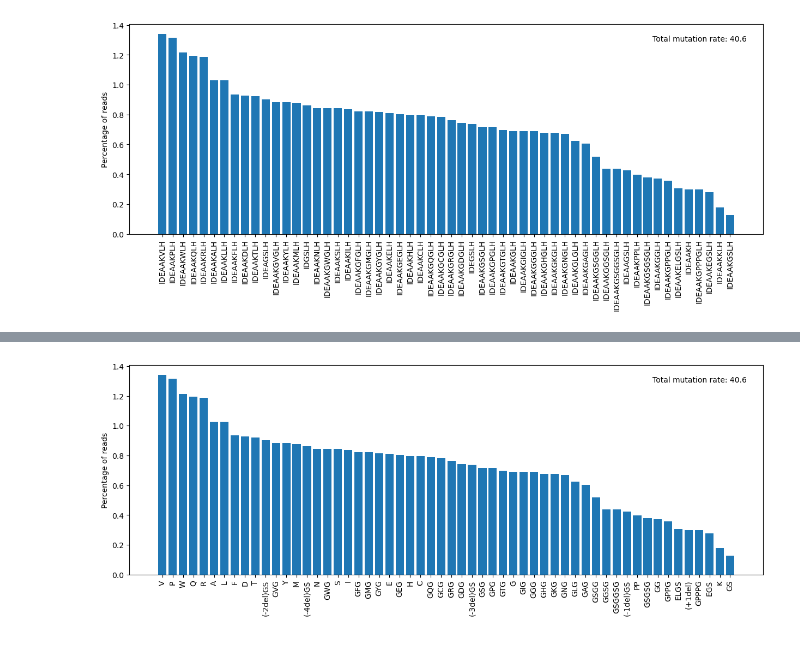
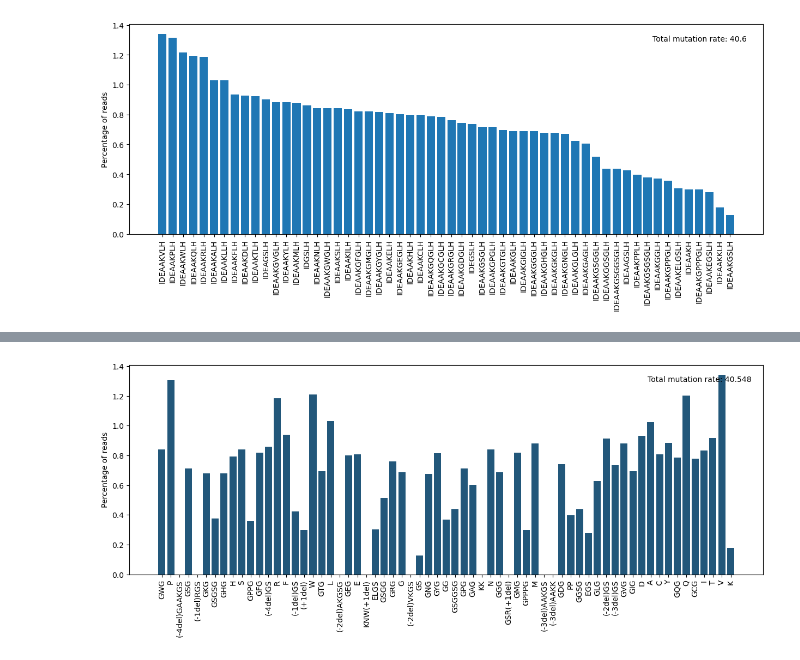
Before and after one commit to AliceHovsepyan/pogo_pance_draft, a Jupyter notebook: Combined_RL8_RL1.ipynb, the cells around one changed output, grey strips where cells are left out. Saved outputs shown, nothing was run; the diff lists cells and outputs as text; code cells hidden in the pictures.

Commit message:
refinement with colors and linker screens

```diff
--- a/Combined_RL8_RL1.ipynb
+++ b/Combined_RL8_RL1.ipynb
@@ -460 +494,8 @@ linkernames = list(linkers_perc_filt.keys()).copy()
+# %%
+right_linker_BC1 = right_linker_BC1.to_dict(orient="records")[0]
+right_linker_BC2 = right_linker_BC2.to_dict(orient="records")[0]
+right_linker_BC3 = right_linker_BC3.to_dict(orient="records")[0]
+# %%
+##
+linkernames = list(right_linker_BC1.keys()).copy()
 # %%
@@ -539,0 +565,4 @@ IDEAAKGSLH -> GS
+# %%
+BC1_right_linker = pd.DataFrame(rename_linkers(linkernames = list(right_linker_BC1.keys()), linkerperc_dict=right_linker_BC1), index = ["BC1"])
+BC2_right_linker = pd.DataFrame(rename_linkers(linkernames = list(right_linker_BC2.keys()),linkerperc_dict= right_linker_BC2), index = ["BC2"])
+BC3_right_linker = pd.DataFrame(rename_linkers(linkernames = list(right_linker_BC3.keys()), linkerperc_dict=right_linker_BC3), index = ["BC3"])
@@ -539,0 +587,11 @@ IDEAAKGSLH -> GS
+# %%
+all_right_linkers_vars = list(set(list(BC1_right_linker.columns) + list(BC2_right_linker.columns) + list(BC3_right_linker.columns)))
+all_right_linker_perc = pd.DataFrame(columns = all_right_linkers_vars, index = ["BC1", "BC2", "BC3"], data = 0, dtype=np.float64)
+
+for linker in all_right_linkers_vars:
+    if linker in BC1_right_linker.columns:
+        all_right_linker_perc.loc["BC1", linker] = BC1_right_linker.loc["BC1", linker]
+    if linker in BC2_right_linker.columns:
+        all_right_linker_perc.loc["BC2", linker] = BC2_right_linker.loc["BC2", linker]
+    if linker in BC3_right_linker.columns:
+        all_right_linker_perc.loc["BC3", linker] = BC3_right_linker.loc["BC3", linker]
@@ -540,10 +609,11 @@ IDEAAKGSLH -> GS
 # %%
+Barcode = "BC1"
 fig, ax = plt.subplots(1, 1, figsize=(15, 5))
-plt.bar(linkers_perc_filt_corr_names.keys(), linkers_perc_filt_corr_names.values())
+plt.bar(all_right_linker_perc.columns, all_right_linker_perc.loc[Barcode,:], color = "#22577A")
 plt.xticks(rotation=90)
 plt.ylabel("Percentage of reads")
-plt.text(0.9, 0.93, f"Total mutation rate: {round(sum(linkers_perc_filt_corr_names.values()),3)}", horizontalalignment='center', verticalalignment='center', transform=ax.transAxes)
+plt.text(0.9, 0.93, f"Total mutation rate: {round(sum(all_right_linker_perc.loc[Barcode,:].values),3)}", horizontalalignment='center', verticalalignment='center', transform=ax.transAxes)
 #plt.savefig(f"{FigFolder}/{variant}_{Bc}_{read_dir}_linker_distribution.pdf", bbox_inches="tight")
 plt.show()
 # %% [output]
-[figure, old version]
+[figure, new version]
```
Also changed, not shown: parts of 20 cells of this notebook, 7 other files.
